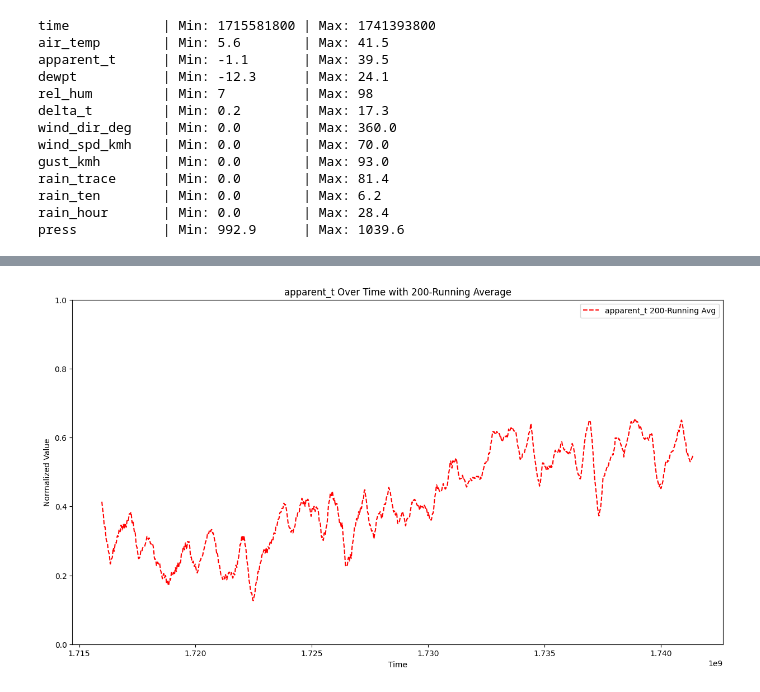
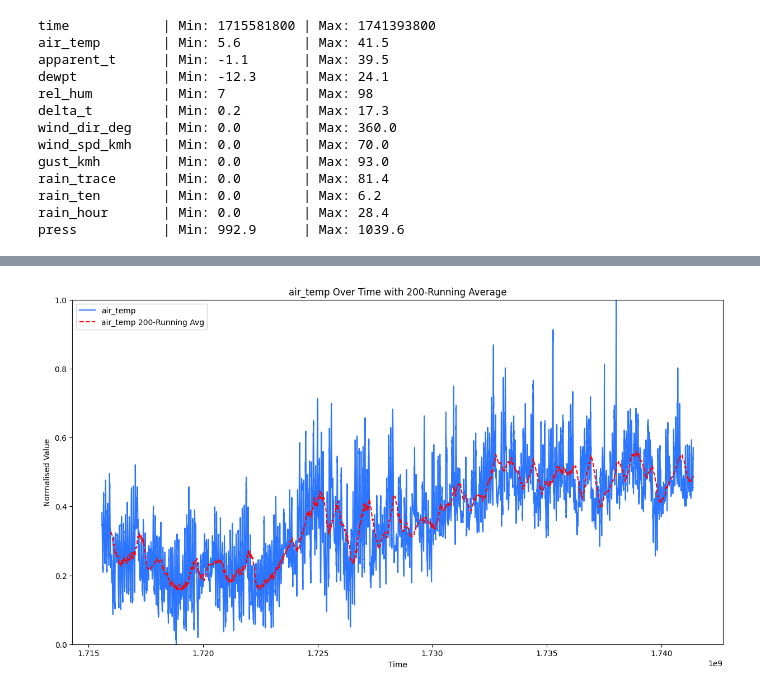
Before and after one commit to TempeHS/2025SE-Crawford.L-HSCTask2, a Jupyter notebook: model_development/2. Data Wrangling/wrangle.ipynb, the cells around one changed output, grey strips where cells are left out. Saved outputs shown, nothing was run; the diff lists cells and outputs as text; code cells hidden in the pictures.

Commit message:
rename folders, update data wrangler, add wrangled csv

```diff
--- a/model_development/wrangling/wrangle.ipynb
+++ b/model_development/2. Data Wrangling/wrangle.ipynb
@@ -243,25 +268,27 @@ Name: apparent_t, Length: 13353, dtype: float64
 # %%
 import matplotlib.pyplot as plt
 
+feature1 = "air_temp"
+
 plt.figure(figsize=(15, 8))
-# plt.plot(
-#     data_frame["time"],
-#     data_frame[feature],
-#     label=feature,
-#     color="#2b75ff",
-# )
 plt.plot(
     data_frame["time"],
-    data_frame[feature].rolling(window=200).mean(),
-    label=f"{feature} 200-Running Avg",
+    data_frame[feature1],
+    label=feature1,
+    color="#2b75ff",
+)
+plt.plot(
+    data_frame["time"],
+    data_frame[feature1].rolling(window=200).mean(),
+    label=f"{feature1} 200-Running Avg",
     linestyle="--",
     color="red",
 )
 plt.xlabel("Time")
-plt.ylabel("Normalized Value")
-plt.title(f"{feature} Over Time with 200-Running Average")
+plt.ylabel("Normalised Value")
+plt.title(f"{feature1} Over Time with 200-Running Average")
 plt.ylim(0, 1)
 plt.legend()
 plt.show()
 # %% [output]
-[figure, old version]
+[figure, new version]
```
Also changed, not shown: parts of 3 cells of this notebook, 3 other files.
